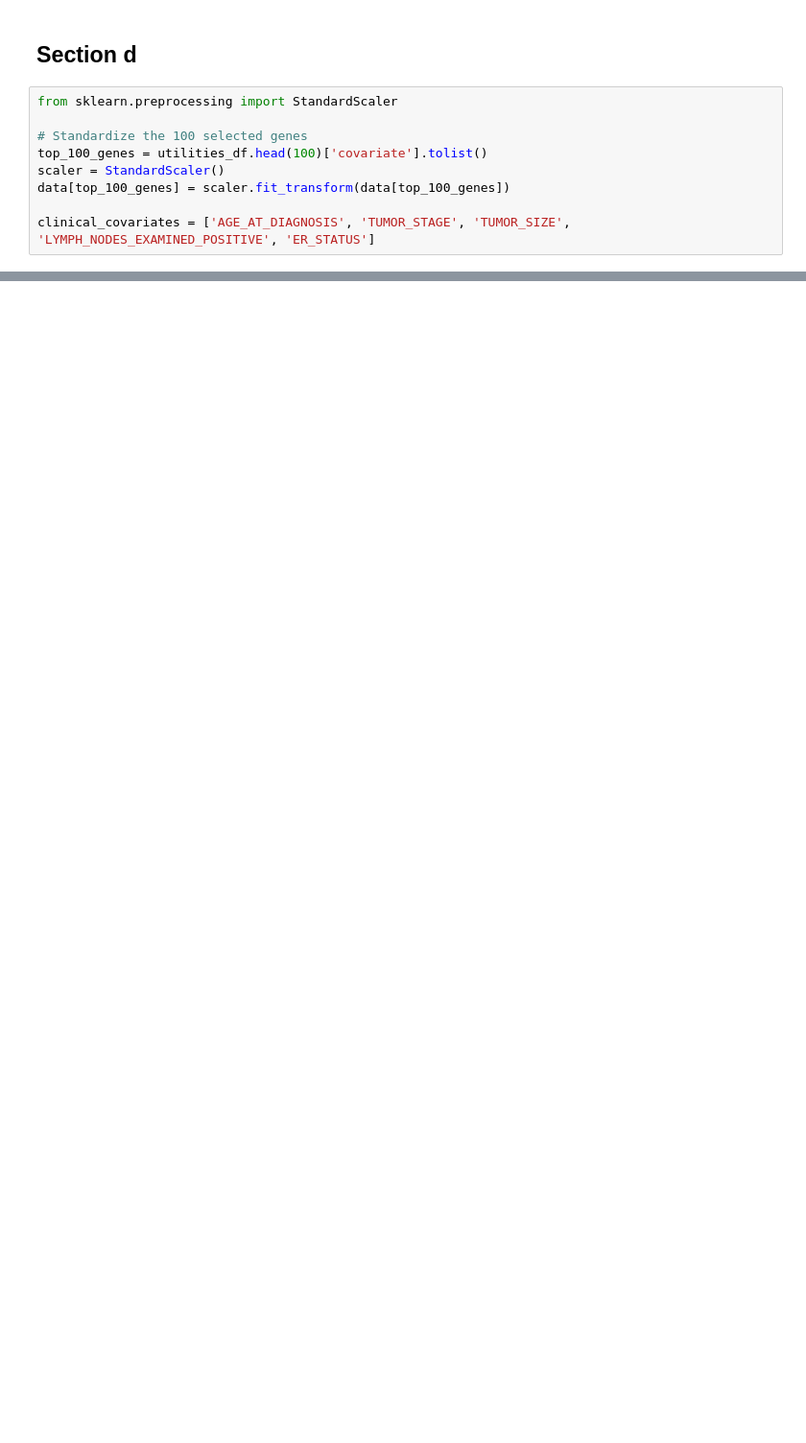
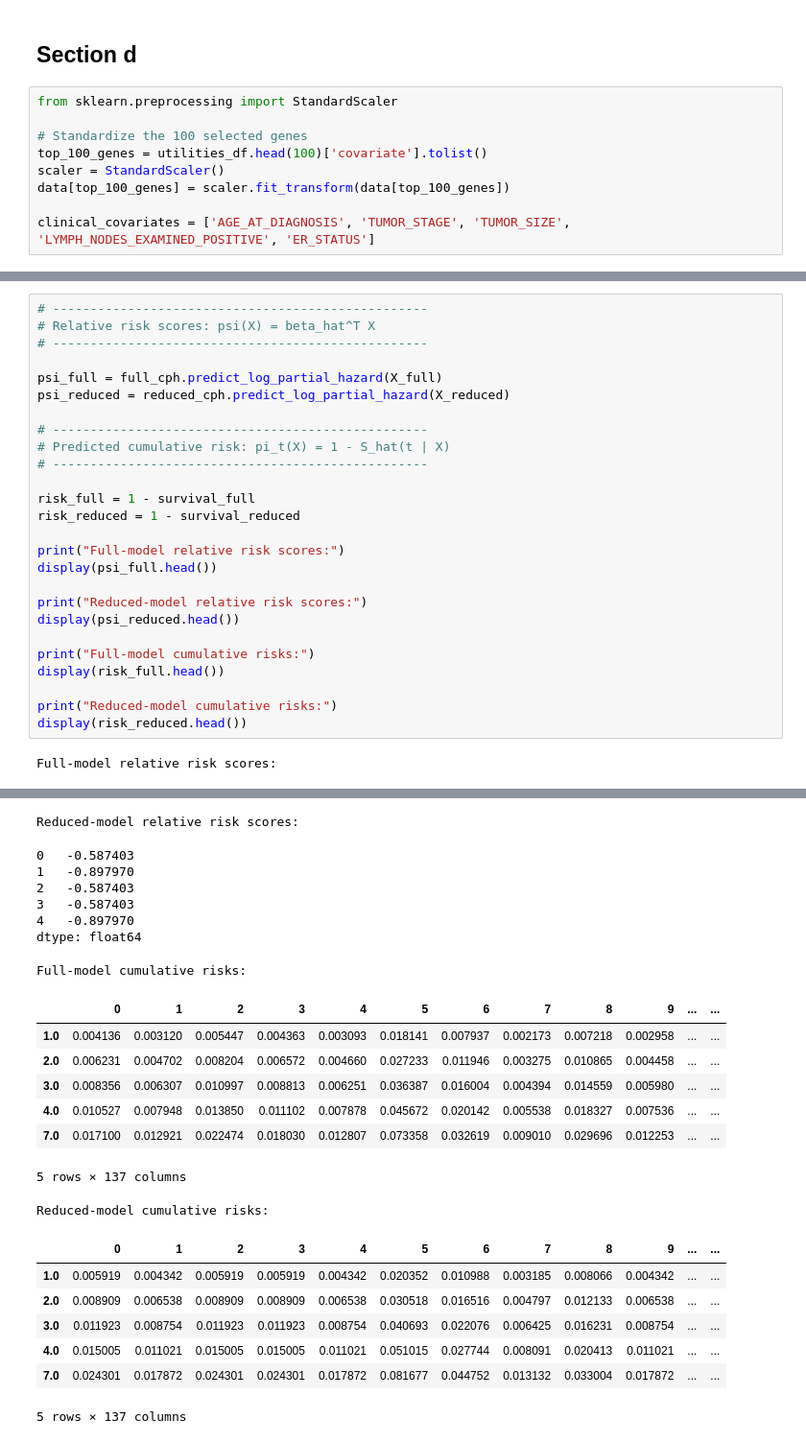
Before and after one commit to Mormorfor/SAML_project, a Jupyter notebook: hw3/SAML_hw3.ipynb, the cells around one changed output, grey strips where cells are left out. Shown at 96% size. Drawn from its saved outputs; the diff is of its cells as text; blank space fills up the shorter version.

```diff
--- a/hw3/SAML_hw3.ipynb
+++ b/hw3/SAML_hw3.ipynb
@@ -243,0 +707,28 @@ LASSO selected 12 genes while elastic net retained 26, with every gene selected
+# %%
+# --------------------------------------------------
+# Relative risk scores: psi(X) = beta_hat^T X
+# --------------------------------------------------
+
+psi_full = full_cph.predict_log_partial_hazard(X_full)
+psi_reduced = reduced_cph.predict_log_partial_hazard(X_reduced)
+
+# --------------------------------------------------
+# Predicted cumulative risk: pi_t(X) = 1 - S_hat(t | X)
+# --------------------------------------------------
+
+risk_full = 1 - survival_full
+risk_reduced = 1 - survival_reduced
+
+print("Full-model relative risk scores:")
+display(psi_full.head())
+
+print("Reduced-model relative risk scores:")
+display(psi_reduced.head())
+
+print("Full-model cumulative risks:")
+display(risk_full.head())
+
+print("Reduced-model cumulative risks:")
+display(risk_reduced.head())
+# %% [output]
+Full-model relative risk scores:
@@ -243,0 +741,23 @@ LASSO selected 12 genes while elastic net retained 26, with every gene selected
+Reduced-model relative risk scores:
+0   -0.587403
+1   -0.897970
+2   -0.587403
+3   -0.587403
+4   -0.897970
+dtype: float64
+Full-model cumulative risks:
+|  | 0 | 1 | 2 | 3 | 4 | 5 | 6 | 7 | 8 | 9 | ... | ... |
+| 1.0 | 0.004136 | 0.003120 | 0.005447 | 0.004363 | 0.003093 | 0.018141 | 0.007937 | 0.002173 | 0.007218 | 0.002958 | ... | ... |
+| 2.0 | 0.006231 | 0.004702 | 0.008204 | 0.006572 | 0.004660 | 0.027233 | 0.011946 | 0.003275 | 0.010865 | 0.004458 | ... | ... |
+| 3.0 | 0.008356 | 0.006307 | 0.010997 | 0.008813 | 0.006251 | 0.036387 | 0.016004 | 0.004394 | 0.014559 | 0.005980 | ... | ... |
+| 4.0 | 0.010527 | 0.007948 | 0.013850 | 0.011102 | 0.007878 | 0.045672 | 0.020142 | 0.005538 | 0.018327 | 0.007536 | ... | ... |
+| 7.0 | 0.017100 | 0.012921 | 0.022474 | 0.018030 | 0.012807 | 0.073358 | 0.032619 | 0.009010 | 0.029696 | 0.012253 | ... | ... |
+5 rows × 137 columns
+Reduced-model cumulative risks:
+|  | 0 | 1 | 2 | 3 | 4 | 5 | 6 | 7 | 8 | 9 | ... | ... |
+| 1.0 | 0.005919 | 0.004342 | 0.005919 | 0.005919 | 0.004342 | 0.020352 | 0.010988 | 0.003185 | 0.008066 | 0.004342 | ... | ... |
+| 2.0 | 0.008909 | 0.006538 | 0.008909 | 0.008909 | 0.006538 | 0.030518 | 0.016516 | 0.004797 | 0.012133 | 0.006538 | ... | ... |
+| 3.0 | 0.011923 | 0.008754 | 0.011923 | 0.011923 | 0.008754 | 0.040693 | 0.022076 | 0.006425 | 0.016231 | 0.008754 | ... | ... |
+| 4.0 | 0.015005 | 0.011021 | 0.015005 | 0.015005 | 0.011021 | 0.051015 | 0.027744 | 0.008091 | 0.020413 | 0.011021 | ... | ... |
+| 7.0 | 0.024301 | 0.017872 | 0.024301 | 0.024301 | 0.017872 | 0.081677 | 0.044752 | 0.013132 | 0.033004 | 0.017872 | ... | ... |
+5 rows × 137 columns
```
Also changed, not shown: parts of 56 cells of this notebook.
